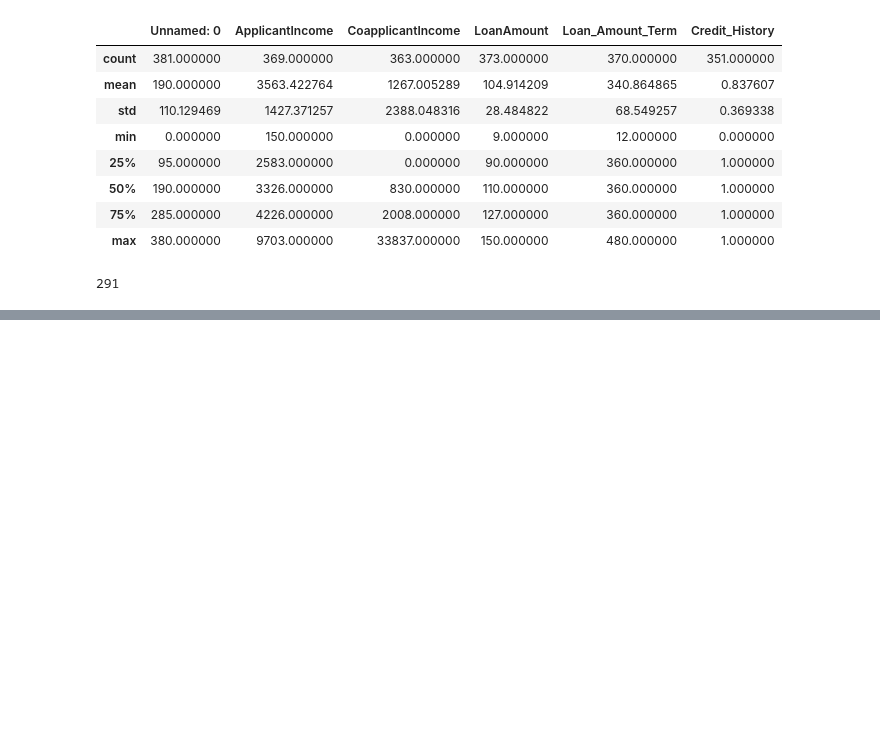
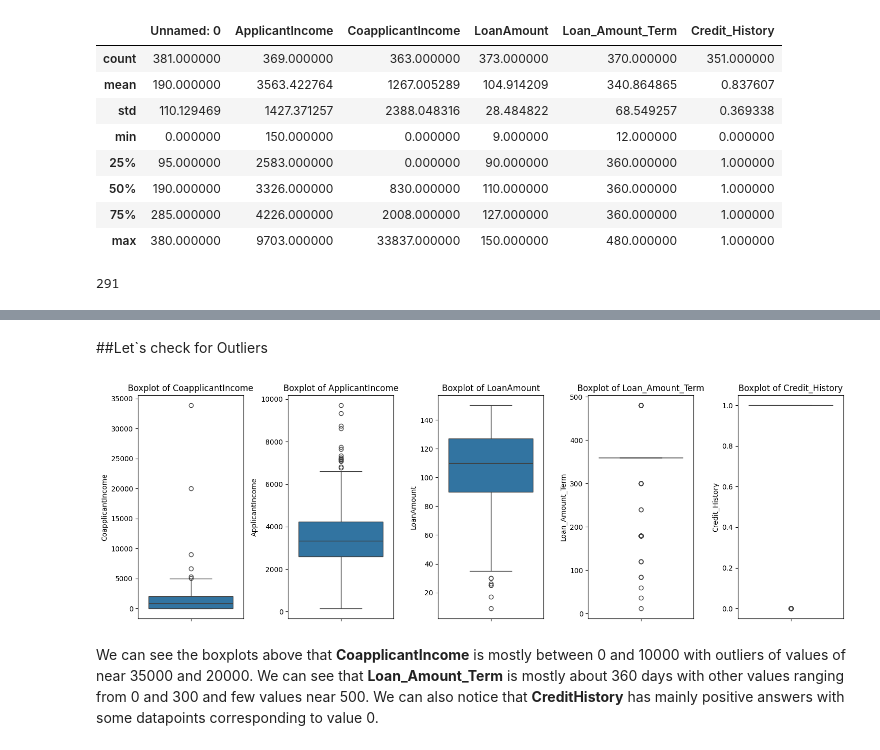
Before and after one commit to AruzhanahzurA/Loan_prediction, a Jupyter notebook: Loan.ipynb, the cells around one changed output, grey strips where cells are left out. Saved outputs shown, nothing was run; the diff lists cells and outputs as text; code cells hidden in the pictures; blank space fills up the shorter version.

```diff
--- a/Loan.ipynb
+++ b/Loan.ipynb
@@ -315,0 +81,24 @@ Test Loss: 0.1779
+# %% [markdown]
+##Let`s check for Outliers
+# %%
+import seaborn as sns
+import matplotlib.pyplot as plt
+
+# List of columns you want to plot
+columns = ['CoapplicantIncome', 'ApplicantIncome', 'LoanAmount','Loan_Amount_Term','Credit_History']
+
+# Create subplots with 1 row and 3 columns
+fig, axes = plt.subplots(1, 5, figsize=(15, 5))  # Adjust figsize to control the size
+
+# Plot each boxplot in a different subplot
+for i, col in enumerate(columns):
+    sns.boxplot(y=loan[col], ax=axes[i])  # Set each boxplot in the corresponding axis
+    axes[i].set_title(f'Boxplot of {col}')
+
+# Display the plots
+plt.tight_layout()  # Ensures the plots don't overlap
+plt.show()
+# %% [output]
+[figure, added]
+# %% [markdown]
+We can see the boxplots above that **CoapplicantIncome** is mostly between 0 and 10000 with outliers of values of near 35000 and 20000. We can see that **Loan_Amount_Term** is mostly about 360 days with other values ranging from 0 and 300 and few values near 500. We can also notice that **CreditHistory** has mainly positive answers with some datapoints corresponding to value 0.
```
Also changed, not shown: parts of 66 cells of this notebook.
